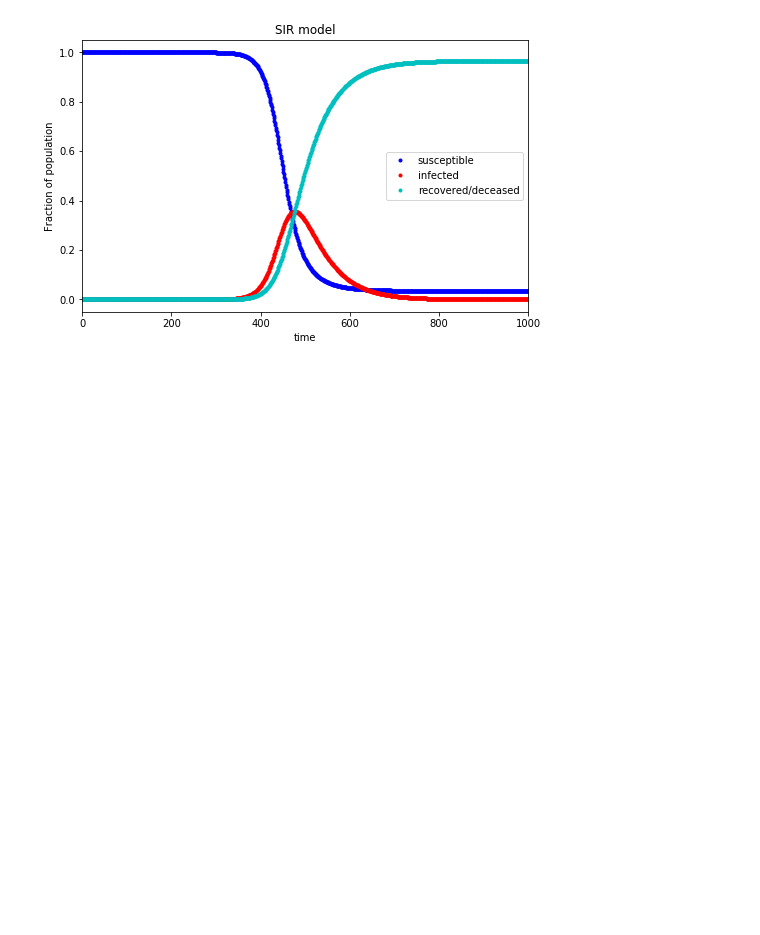
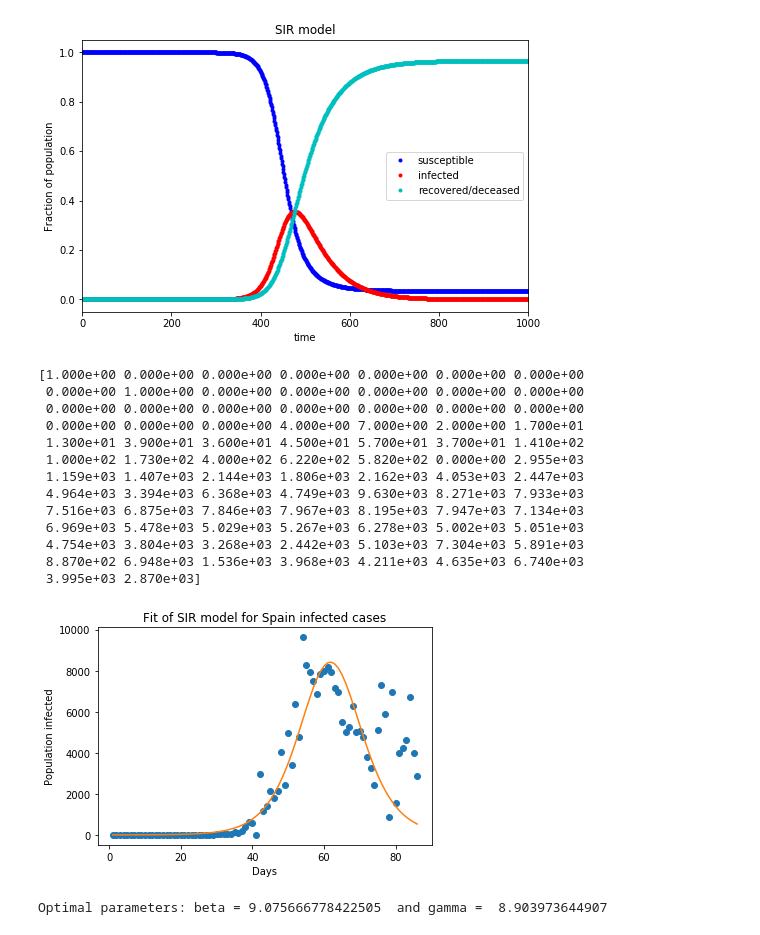
Before and after one commit to nguyentuanvn/machine-learning, a Jupyter notebook: Covid-19/Covid_19_Case_Prediction.ipynb, the cells around one changed output. Saved outputs shown, nothing was run; the diff lists cells and outputs as text; code cells hidden in the pictures; blank space fills up the shorter version.

```diff
--- a/Covid-19/Covid_19_Case_Prediction.ipynb
+++ b/Covid-19/Covid_19_Case_Prediction.ipynb
@@ -150,3 +161,62 @@ plt.savefig('SIR_example.png')
 plt.show()
 # %% [output]
 [figure]
+# %%
+# population = 1.393*1e9
+# country = "China"
+
+# population = 328.2*1e6
+# country = 'US'
+population = float(46750238)
+country = 'Spain'
+# population = float(95400000)
+# country = 'Vietnam'
+
+df_cases = get_cases_by_country(country).diff().fillna(0)
+ydata = df_cases['Confirmed'][10:]
+xdata = [i for i in range(1,len(ydata)+1)]
+y_noise = 0.2 * np.random.normal(size=len(xdata))
+# ydata = np.array(ydata+y_noise, dtype=float)
+ydata = np.array(ydata, dtype=float)
+xdata = np.array(xdata, dtype=float)
+print(ydata)
+N = population
+inf0 = ydata[0]
+sus0 = N - inf0
+rec0 = 0.0
+
+def sir_model(y, x, beta, gamma):
+    sus = -beta * y[0] * y[1] / N
+    rec = gamma * y[1]
+    inf = -(sus + rec)
+    return sus, inf, rec
+
+def fit_odeint(x, beta, gamma):
+    return integrate.odeint(sir_model, (sus0, inf0, rec0), x, args=(beta, gamma))[:,1]
+
+popt, pcov = optimize.curve_fit(fit_odeint, xdata, ydata)
+fitted = fit_odeint(xdata, *popt)
+
+plt.plot(xdata, ydata, 'o')
+plt.plot(xdata, fitted)
+plt.title("Fit of SIR model for Spain infected cases")
+plt.ylabel("Population infected")
+plt.xlabel("Days")
+plt.show()
+print("Optimal parameters: beta =", popt[0], " and gamma = ", popt[1])
+# %% [output]
+[1.000e+00 0.000e+00 0.000e+00 0.000e+00 0.000e+00 0.000e+00 0.000e+00
+ 0.000e+00 1.000e+00 0.000e+00 0.000e+00 0.000e+00 0.000e+00 0.000e+00
+ 0.000e+00 0.000e+00 0.000e+00 0.000e+00 0.000e+00 0.000e+00 0.000e+00
+ 0.000e+00 0.000e+00 0.000e+00 4.000e+00 7.000e+00 2.000e+00 1.700e+01
+ 1.300e+01 3.900e+01 3.600e+01 4.500e+01 5.700e+01 3.700e+01 1.410e+02
+ 1.000e+02 1.730e+02 4.000e+02 6.220e+02 5.820e+02 0.000e+00 2.955e+03
+ 1.159e+03 1.407e+03 2.144e+03 1.806e+03 2.162e+03 4.053e+03 2.447e+03
+ 4.964e+03 3.394e+03 6.368e+03 4.749e+03 9.630e+03 8.271e+03 7.933e+03
+ 7.516e+03 6.875e+03 7.846e+03 7.967e+03 8.195e+03 7.947e+03 7.134e+03
+ 6.969e+03 5.478e+03 5.029e+03 5.267e+03 6.278e+03 5.002e+03 5.051e+03
+ 4.754e+03 3.804e+03 3.268e+03 2.442e+03 5.103e+03 7.304e+03 5.891e+03
+ 8.870e+02 6.948e+03 1.536e+03 3.968e+03 4.211e+03 4.635e+03 6.740e+03
+ 3.995e+03 2.870e+03]
+[figure, added]
+Optimal parameters: beta = 9.075666778422505  and gamma =  8.903973644907
```
Also changed, not shown: parts of 11 cells of this notebook.
